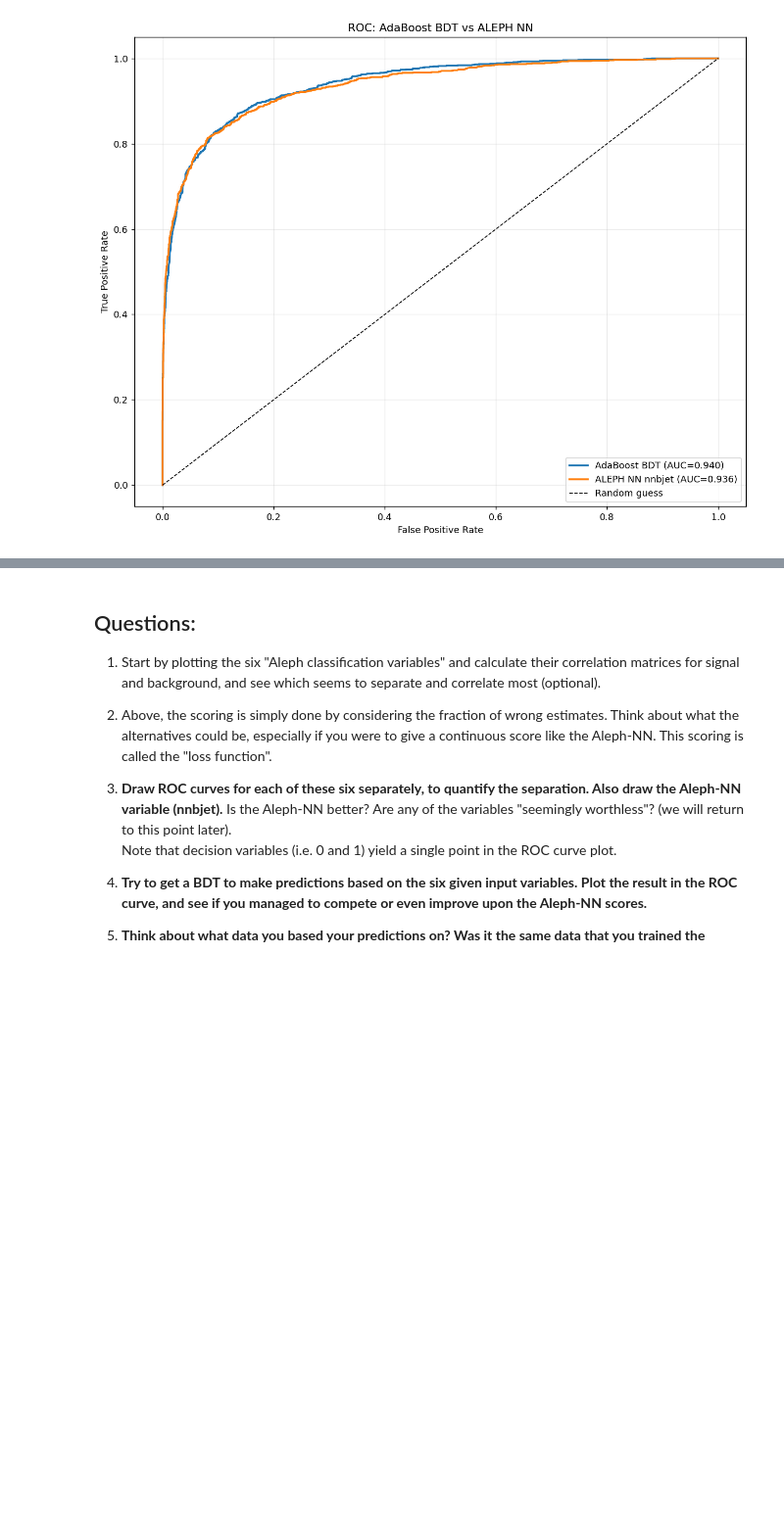
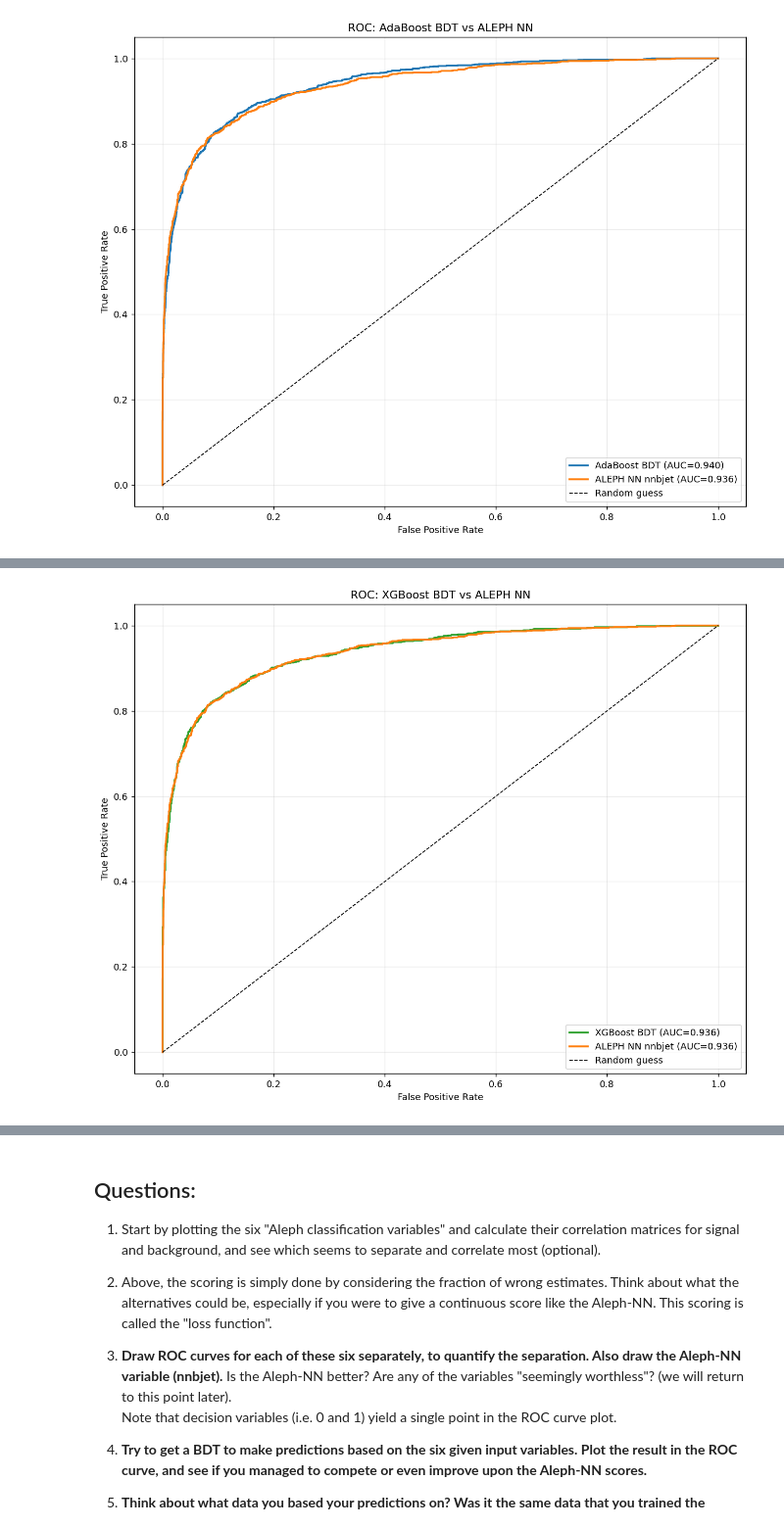
Before and after one commit to Ideadben/AppliedML2026, a Jupyter notebook: Week1/BjetSelection_original.ipynb, the cells around one changed output, grey strips where cells are left out. Shown at 98% size. Cells and saved outputs as stored; diff of their text form; code cells hidden in the pictures; blank space fills up the shorter version.

```diff
--- a/Week1/BjetSelection_original.ipynb
+++ b/Week1/BjetSelection_original.ipynb
@@ -198,15 +198,23 @@ for i in range(6):
 # %% [output]
 [figure]
 # %%
+#sklearn method
 from sklearn.tree import DecisionTreeClassifier, plot_tree
 from sklearn.ensemble import AdaBoostClassifier
 from sklearn.model_selection import train_test_split
 from sklearn.metrics import roc_curve, roc_auc_score, accuracy_score
 
+auxillary = False
+
 #Use big dataset
 data = pd.DataFrame(np.genfromtxt('AlephBtag_MC_train_Nev50000.csv', names=True))
 variables = data.columns
-input_variables = variables[(variables != 'nnbjet') & (variables != 'isb')]
+
+if auxillary == True:
+    input_variables = variables[(variables != 'nnbjet') & (variables != 'isb') & (variables != 'energy') & (variables != 'cTheta') & (variables != 'phi')]
+else:
+    input_variables = variables[(variables != 'nnbjet') & (variables != 'isb')]
+
 input_data      = data[input_variables]
 truth_data      = data['isb']
 benchmark_data  = data['nnbjet']
@@ -267,3 +275,71 @@ ALEPH NN accuracy (test): 0.9058
 AdaBoost AUC (test): 0.9399
 ALEPH NN AUC (test): 0.9362
 [figure]
+# %%
+#Xgboost method
+import xgboost as xgb
+from sklearn.model_selection import train_test_split
+from sklearn.metrics import roc_curve, roc_auc_score, accuracy_score
+
+auxillary = False#Include energy, cTheta, phi
+
+#Use big dataset
+data = pd.DataFrame(np.genfromtxt('AlephBtag_MC_train_Nev50000.csv', names=True))
+variables = data.columns
+
+if auxillary == False:
+    input_variables = variables[(variables != 'nnbjet') & (variables != 'isb') & (variables != 'energy') & (variables != 'cTheta') & (variables != 'phi')]
+else:
+    input_variables = variables[(variables != 'nnbjet') & (variables != 'isb')]
+
+input_data      = data[input_variables]
+truth_data      = data['isb']
+benchmark_data  = data['nnbjet']
+
+# Split data to avoid evaluating on training data only.
+X_train, X_test, y_train, y_test = train_test_split(
+    input_data,
+    truth_data,
+    test_size=0.10,
+    random_state=42,
+    stratify=truth_data
+)
+
+# XGBoost with decision stumps (classic BDT baseline).
+model = xgb.XGBClassifier(objective='binary:logistic', learning_rate=0.1,
+                            max_depth=1, eval_metric='logloss', n_estimators=5000,
+                            seed=42, verbosity=0)
+
+model.fit(X_train, y_train)
+
+# Scores for ROC curves.
+y_score_xgb = model.predict_proba(X_test)[:, 1]
+y_score_nn = benchmark_data.loc[X_test.index].values
+
+fpr_xgb, tpr_xgb, _ = roc_curve(y_test, y_score_xgb)
+fpr_nn, tpr_nn, _ = roc_curve(y_test, y_score_nn)
+auc_xgb = roc_auc_score(y_test, y_score_xgb)
+auc_nn = roc_auc_score(y_test, y_score_nn)
+
+# Accuracy at a default 0.5 cut for XGBoost and 0.82 for ALEPH NN.
+y_pred_xgb = (y_score_xgb > 0.5).astype(int)
+y_pred_nn = (y_score_nn > 0.82).astype(int)
+
+print(f"XGBoost accuracy (test): {accuracy_score(y_test, y_pred_xgb):.4f}")
+print(f"ALEPH NN accuracy (test): {accuracy_score(y_test, y_pred_nn):.4f}")
+print(f"XGBoost AUC (test): {auc_xgb:.4f}")
+print(f"ALEPH NN AUC (test): {auc_nn:.4f}")
+
+# ROC comparison plot.
+plt.figure(figsize=(10, 8), dpi=130)
+plt.plot(fpr_xgb, tpr_xgb, linewidth=2, label=f"XGBoost BDT (AUC={auc_xgb:.3f})", color="tab:green")
+plt.plot(fpr_nn, tpr_nn, linewidth=2, label=f"ALEPH NN nnbjet (AUC={auc_nn:.3f})", color="tab:orange")
+plt.plot([0, 1], [0, 1], "k--", linewidth=1, label="Random guess")
+plt.xlabel("False Positive Rate")
+plt.ylabel("True Positive Rate")
+plt.title("ROC: XGBoost BDT vs ALEPH NN")
+plt.grid(alpha=0.25)
+plt.legend(loc="lower right")
+plt.tight_layout()
+plt.show()
+# %% [output]
@@ -269,0 +350 @@ ALEPH NN AUC (test): 0.9362
+[figure, added]
```
Also changed, not shown: parts of 4 cells of this notebook, 10 other files.
